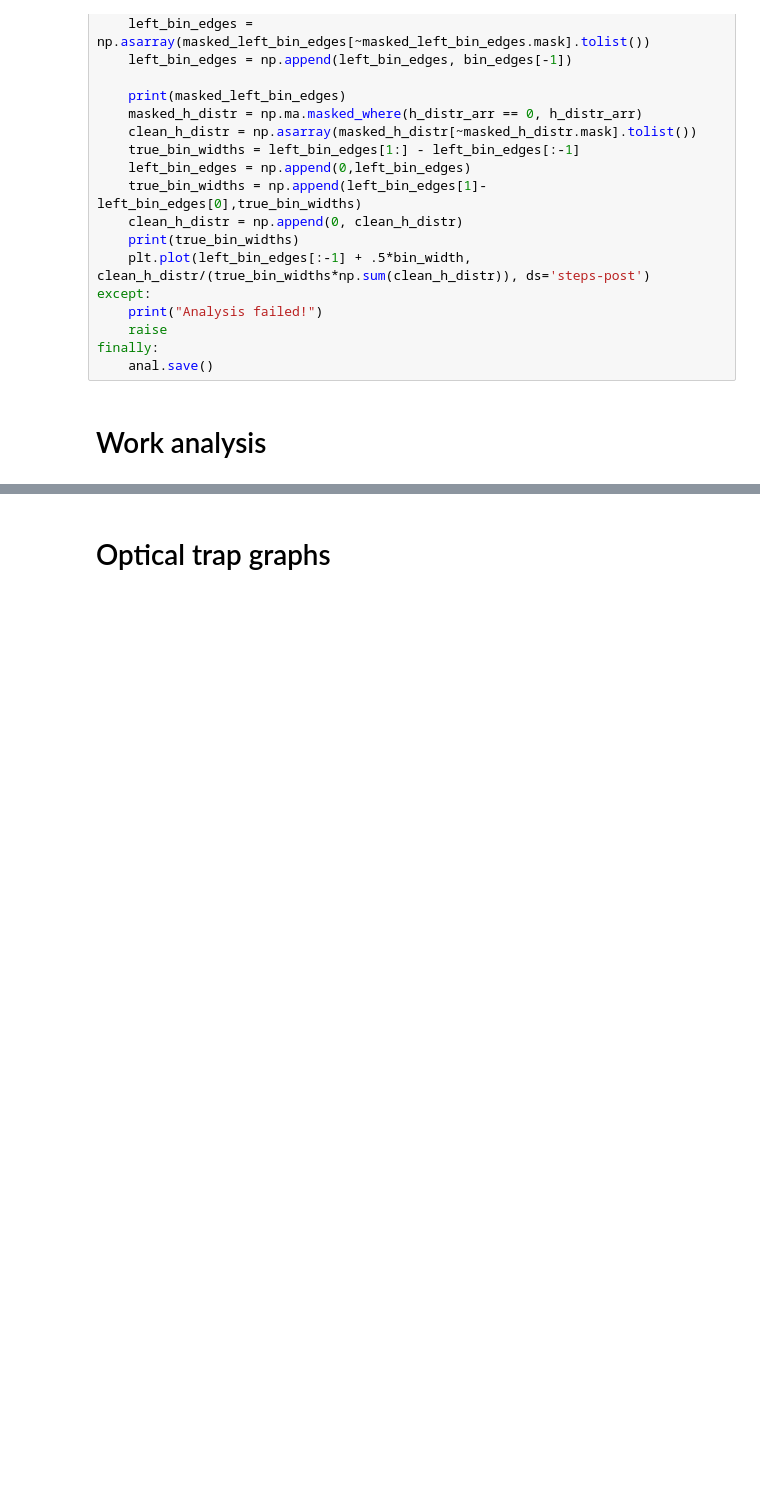
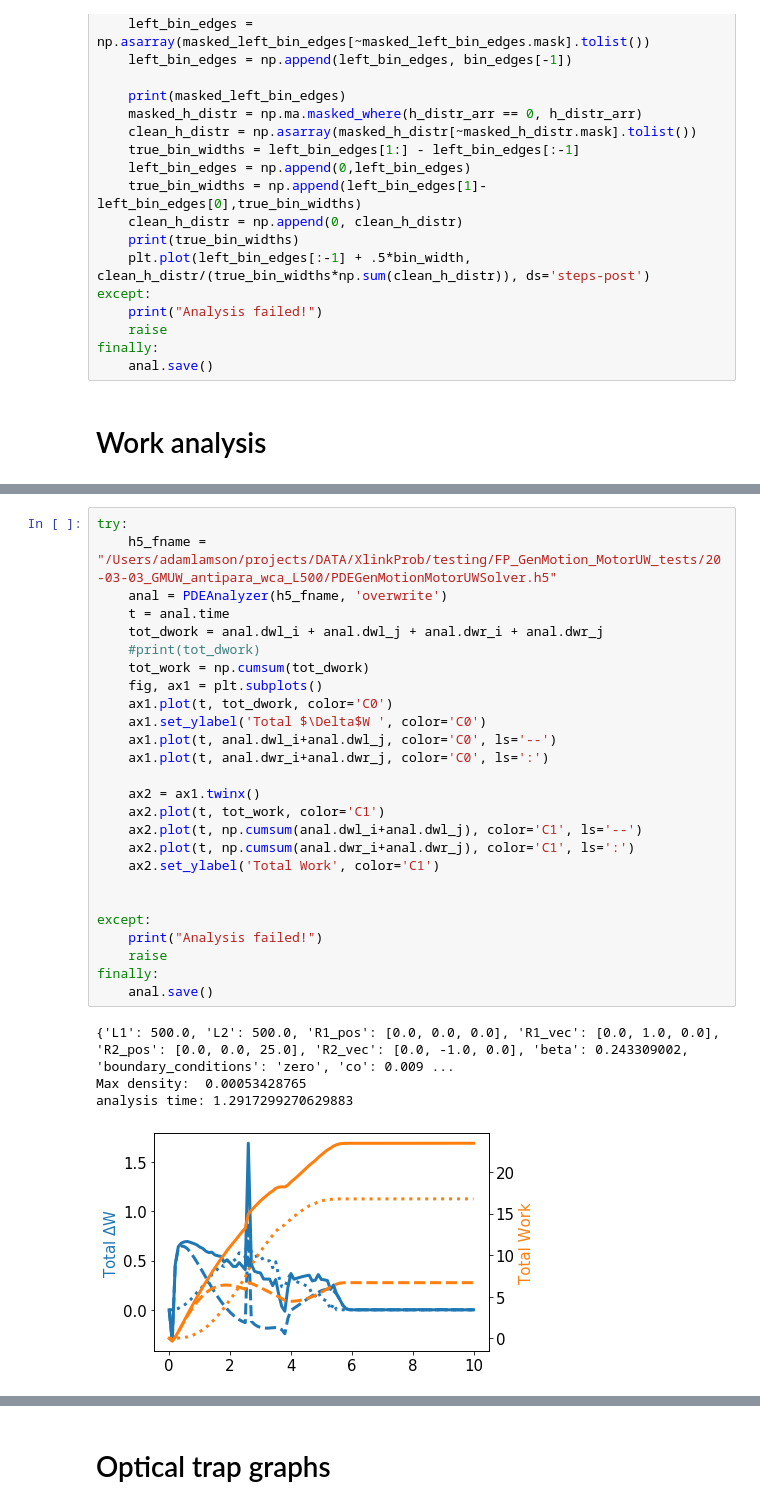
Before and after one commit to lamsoa729/FoXlink, a Jupyter notebook: notebooks/pde_graph_prototypes.ipynb, the cells around one changed output, grey strips where cells are left out. Saved outputs shown, nothing was run; the diff lists cells and outputs as text; blank space fills up the shorter version.

```diff
--- a/notebooks/pde_graph_prototypes.ipynb
+++ b/notebooks/pde_graph_prototypes.ipynb
@@ -368,2 +444,33 @@ finally:
+# %%
+try:
+    h5_fname = "/Users/adamlamson/projects/DATA/XlinkProb/testing/FP_GenMotion_MotorUW_tests/20-03-03_GMUW_antipara_wca_L500/PDEGenMotionMotorUWSolver.h5"
+    anal = PDEAnalyzer(h5_fname, 'overwrite')
+    t = anal.time
+    tot_dwork = anal.dwl_i + anal.dwl_j + anal.dwr_i + anal.dwr_j
+    #print(tot_dwork)
+    tot_work = np.cumsum(tot_dwork)
+    fig, ax1 = plt.subplots()
+    ax1.plot(t, tot_dwork, color='C0')
+    ax1.set_ylabel('Total $\Delta$W ', color='C0')
+    ax1.plot(t, anal.dwl_i+anal.dwl_j, color='C0', ls='--')
+    ax1.plot(t, anal.dwr_i+anal.dwr_j, color='C0', ls=':')
+
+    ax2 = ax1.twinx()
+    ax2.plot(t, tot_work, color='C1')
+    ax2.plot(t, np.cumsum(anal.dwl_i+anal.dwl_j), color='C1', ls='--')
+    ax2.plot(t, np.cumsum(anal.dwr_i+anal.dwr_j), color='C1', ls=':')
+    ax2.set_ylabel('Total Work', color='C1')
+
+
+except:
+    print("Analysis failed!")
+    raise
+finally:
+    anal.save()
+# %% [output]
+{'L1': 500.0, 'L2': 500.0, 'R1_pos': [0.0, 0.0, 0.0], 'R1_vec': [0.0, 1.0, 0.0], 'R2_pos': [0.0, 0.0, 25.0], 'R2_vec': [0.0, -1.0, 0.0], 'beta': 0.243309002, 'boundary_conditions': 'zero', 'co': 0.009 ...
+Max density:  0.00053428765
+analysis time: 1.2917299270629883
+[figure, added]
 # %%
 try:
```
Also changed, not shown: parts of 4 cells of this notebook, 1 other file.
